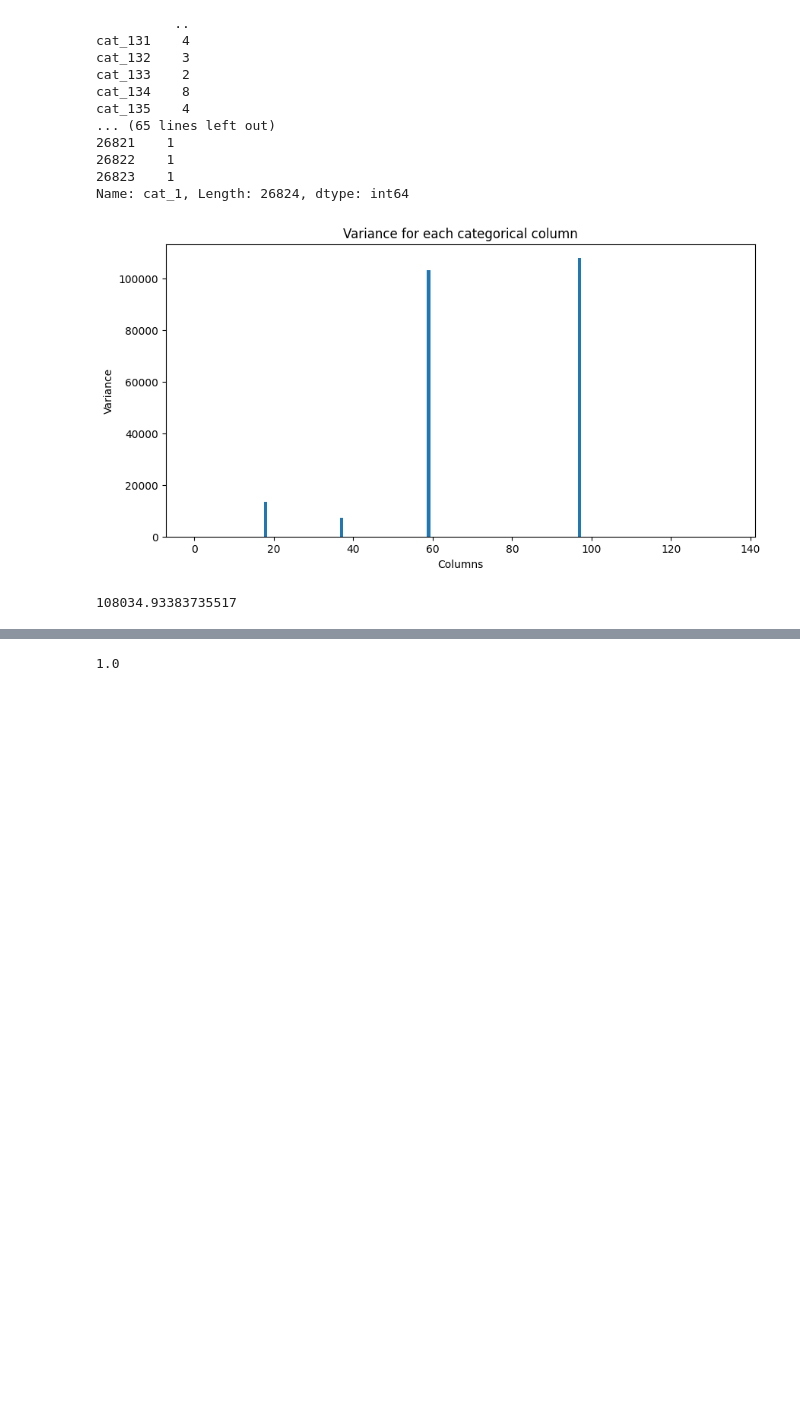
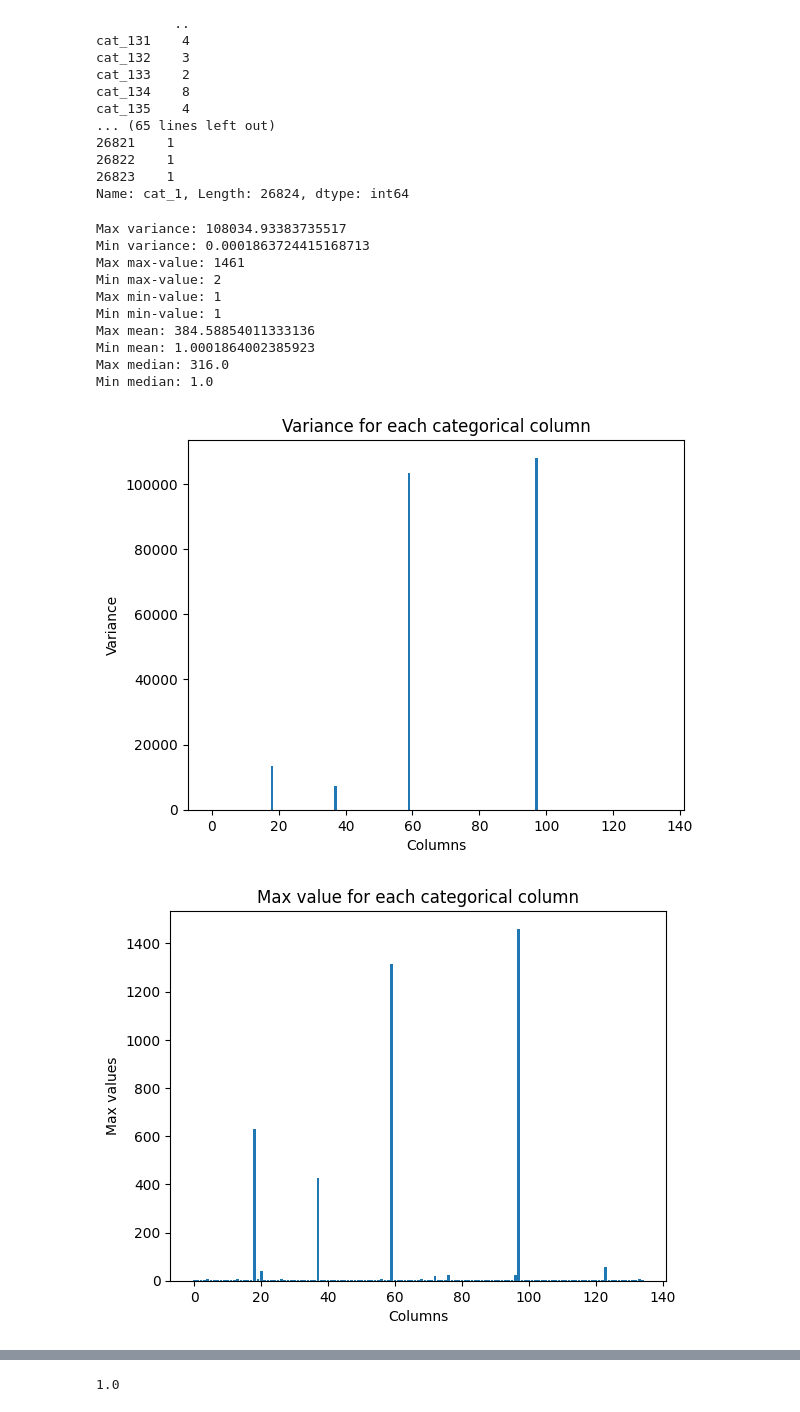
Before and after one commit to TimofiyJ/DS_PB, a Jupyter notebook: main.ipynb, the cells around one changed output, grey strips where cells are left out. Drawn from its saved outputs; the diff is of its cells as text; code cells hidden in the pictures; blank space fills up the shorter version.

Commit message:
feat: additional data exploration(mean, median, variance) for categorical values

```diff
--- a/main.ipynb
+++ b/main.ipynb
@@ -82,17 +81,58 @@ cat_135    4
 26823    1
 Name: cat_1, Length: 26824, dtype: int64
 # %%
-fig = plt.figure(figsize = (10, 5))
+plt.figure(1)
 
-# creating the bar plot
 plt.bar([i for i in range(0,len(df_categorical.columns))], df_categorical.var())
-
 plt.xlabel("Columns")
 plt.ylabel("Variance")
 plt.title("Variance for each categorical column")
+print("Max variance: " + str(max(df_categorical.var())))
+print("Min variance: " + str(min(df_categorical.var())))
+
+plt.figure(2)
+plt.bar([i for i in range(0,len(df_categorical.columns))], df_categorical.max())
+plt.xlabel("Columns")
+plt.ylabel("Max values")
+plt.title("Max value for each categorical column")
+print("Max max-value: " + str(max(df_categorical.max())))
+print("Min max-value: " + str(min(df_categorical.max())))
+
+plt.figure(3)
+plt.bar([i for i in range(0,len(df_categorical.columns))], df_categorical.min())
+plt.xlabel("Columns")
+plt.ylabel("Min values")
+plt.title("Min value for each categorical column")
+print("Max min-value: " + str(max(df_categorical.min())))
+print("Min min-value: " + str(min(df_categorical.min())))
+
+plt.figure(4)
+plt.bar([i for i in range(0,len(df_categorical.columns))], df_categorical.mean())
+plt.xlabel("Columns")
+plt.ylabel("Mean values")
+plt.title("Mean value for each categorical column")
+print("Max mean: " + str(max(df_categorical.mean())))
+print("Min mean: " + str(min(df_categorical.mean())))
+
+plt.figure(5)
+plt.bar([i for i in range(0,len(df_categorical.columns))], df_categorical.median())
+plt.xlabel("Columns")
+plt.ylabel("Median values")
+plt.title("Median value for each categorical column")
+print("Max median: " + str(max(df_categorical.median())))
+print("Min median: " + str(min(df_categorical.median())))
+
 plt.show()
-
-print(max(df_categorical.var()))
 # %% [output]
+Max variance: 108034.93383735517
+Min variance: 0.0001863724415168713
+Max max-value: 1461
+Min max-value: 2
+Max min-value: 1
+Min min-value: 1
+Max mean: 384.58854011333136
+Min mean: 1.0001864002385923
+Max median: 316.0
+Min median: 1.0
-[figure, old version]
+[figure, new version]
-108034.93383735517
+[figure, added]
```
Also changed, not shown: parts of 2 cells of this notebook.
